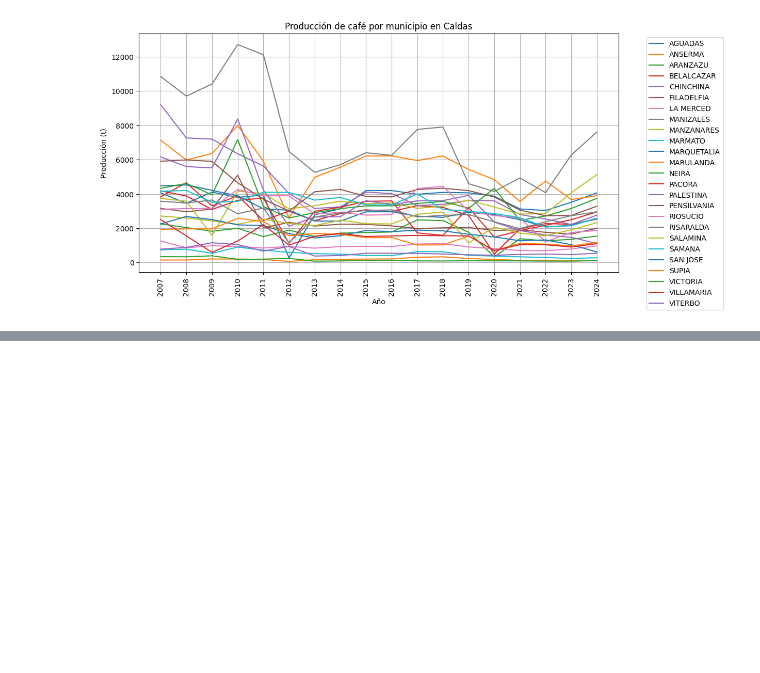
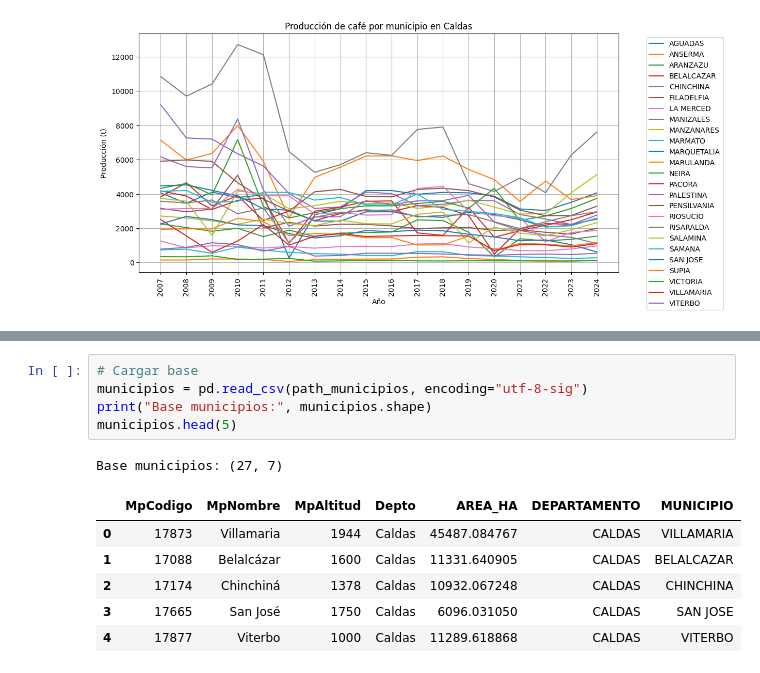
Before and after one commit to danieloliv44/proyecto_aplicado_en_analitica_de_datos, a Jupyter notebook: notebooks/preprocesamiento/Prod_mes_2007-2024.ipynb, the cells around one changed output, grey strips where cells are left out. Drawn from its saved outputs; the diff is of its cells as text; blank space fills up the shorter version.

```diff
--- a/notebooks/preprocesamiento/Prod_mes_2007-2024.ipynb
+++ b/notebooks/preprocesamiento/Prod_mes_2007-2024.ipynb
@@ -321,0 +346,13 @@ plt.show()
+# %%
+# Cargar base
+municipios = pd.read_csv(path_municipios, encoding="utf-8-sig")
+print("Base municipios:", municipios.shape)
+municipios.head(5)
+# %% [output]
+Base municipios: (27, 7)
+|  | MpCodigo | MpNombre | MpAltitud | Depto | AREA_HA | DEPARTAMENTO | MUNICIPIO |
+| 0 | 17873 | Villamaria | 1944 | Caldas | 45487.084767 | CALDAS | VILLAMARIA |
+| 1 | 17088 | Belalcázar | 1600 | Caldas | 11331.640905 | CALDAS | BELALCAZAR |
+| 2 | 17174 | Chinchiná | 1378 | Caldas | 10932.067248 | CALDAS | CHINCHINA |
+| 3 | 17665 | San José | 1750 | Caldas | 6096.031050 | CALDAS | SAN JOSE |
+| 4 | 17877 | Viterbo | 1000 | Caldas | 11289.618868 | CALDAS | VITERBO |
```
Also changed, not shown: parts of 7 cells of this notebook, 1 other file.
